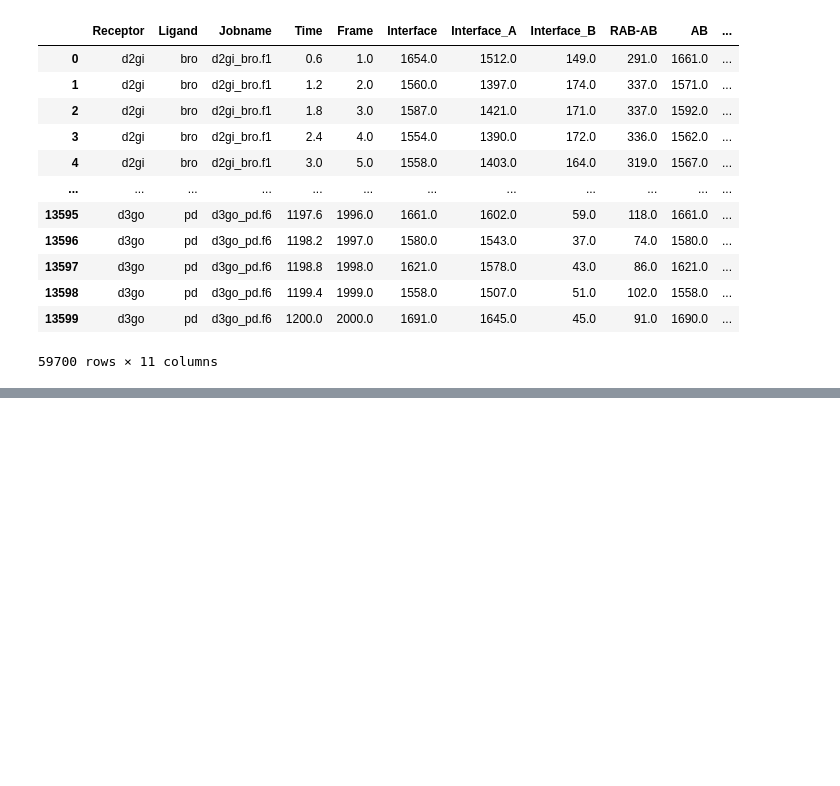
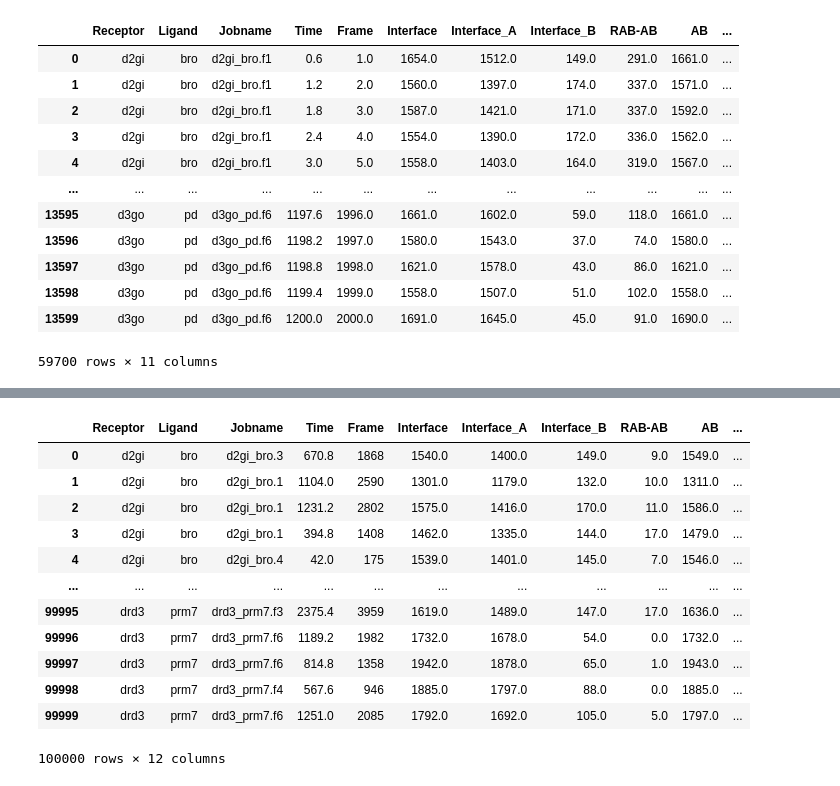
Before and after one commit to brucekhlee/ace, a Jupyter notebook: tutorial/dx_g_cpx/check_interface_v2.ipynb, the cells around one changed output, grey strips where cells are left out. Cells and saved outputs as stored; diff of their text form; code cells hidden in the pictures; blank space fills up the shorter version.

```diff
--- a/tutorial/dx_g_cpx/check_interface_v2.ipynb
+++ b/tutorial/dx_g_cpx/check_interface_v2.ipynb
@@ -376,0 +449,16 @@ df
+# %%
+dfbs
+# %% [output]
+|  | Receptor | Ligand | Jobname | Time | Frame | Interface | Interface_A | Interface_B | RAB-AB | AB | ... |
+| 0 | d2gi | bro | d2gi_bro.3 | 670.8 | 1868 | 1540.0 | 1400.0 | 149.0 | 9.0 | 1549.0 | ... |
+| 1 | d2gi | bro | d2gi_bro.1 | 1104.0 | 2590 | 1301.0 | 1179.0 | 132.0 | 10.0 | 1311.0 | ... |
+| 2 | d2gi | bro | d2gi_bro.1 | 1231.2 | 2802 | 1575.0 | 1416.0 | 170.0 | 11.0 | 1586.0 | ... |
+| 3 | d2gi | bro | d2gi_bro.1 | 394.8 | 1408 | 1462.0 | 1335.0 | 144.0 | 17.0 | 1479.0 | ... |
+| 4 | d2gi | bro | d2gi_bro.4 | 42.0 | 175 | 1539.0 | 1401.0 | 145.0 | 7.0 | 1546.0 | ... |
+| ... | ... | ... | ... | ... | ... | ... | ... | ... | ... | ... | ... |
+| 99995 | drd3 | prm7 | drd3_prm7.f3 | 2375.4 | 3959 | 1619.0 | 1489.0 | 147.0 | 17.0 | 1636.0 | ... |
+| 99996 | drd3 | prm7 | drd3_prm7.f6 | 1189.2 | 1982 | 1732.0 | 1678.0 | 54.0 | 0.0 | 1732.0 | ... |
+| 99997 | drd3 | prm7 | drd3_prm7.f6 | 814.8 | 1358 | 1942.0 | 1878.0 | 65.0 | 1.0 | 1943.0 | ... |
+| 99998 | drd3 | prm7 | drd3_prm7.f4 | 567.6 | 946 | 1885.0 | 1797.0 | 88.0 | 0.0 | 1885.0 | ... |
+| 99999 | drd3 | prm7 | drd3_prm7.f6 | 1251.0 | 2085 | 1792.0 | 1692.0 | 105.0 | 5.0 | 1797.0 | ... |
+100000 rows × 12 columns
```
Also changed, not shown: parts of 9 cells of this notebook.
